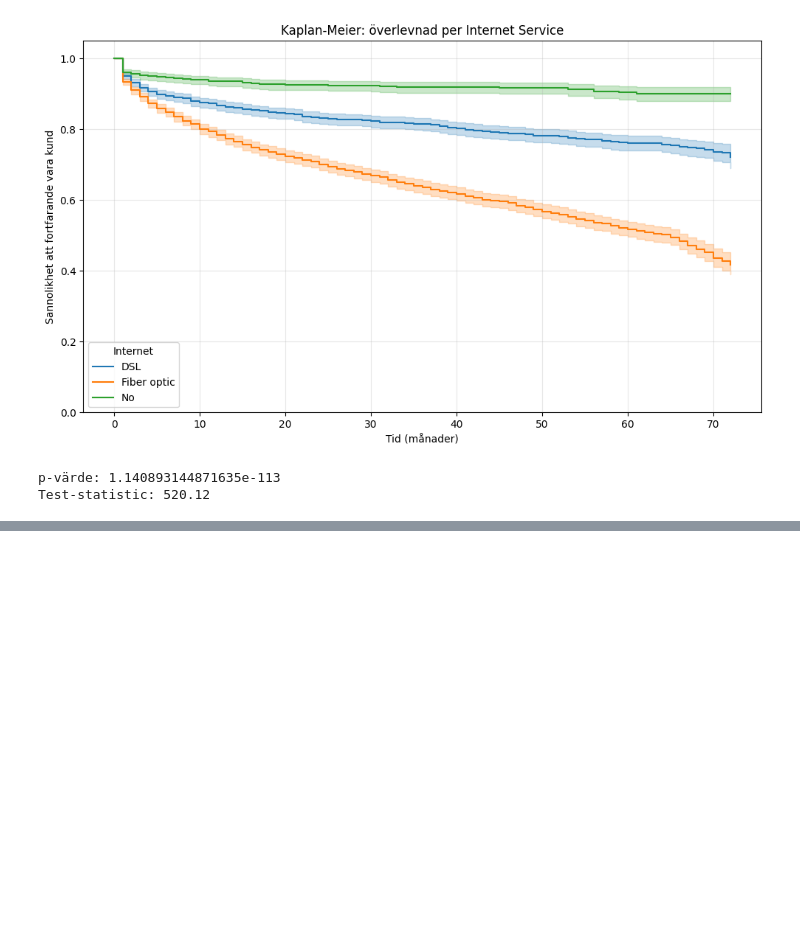
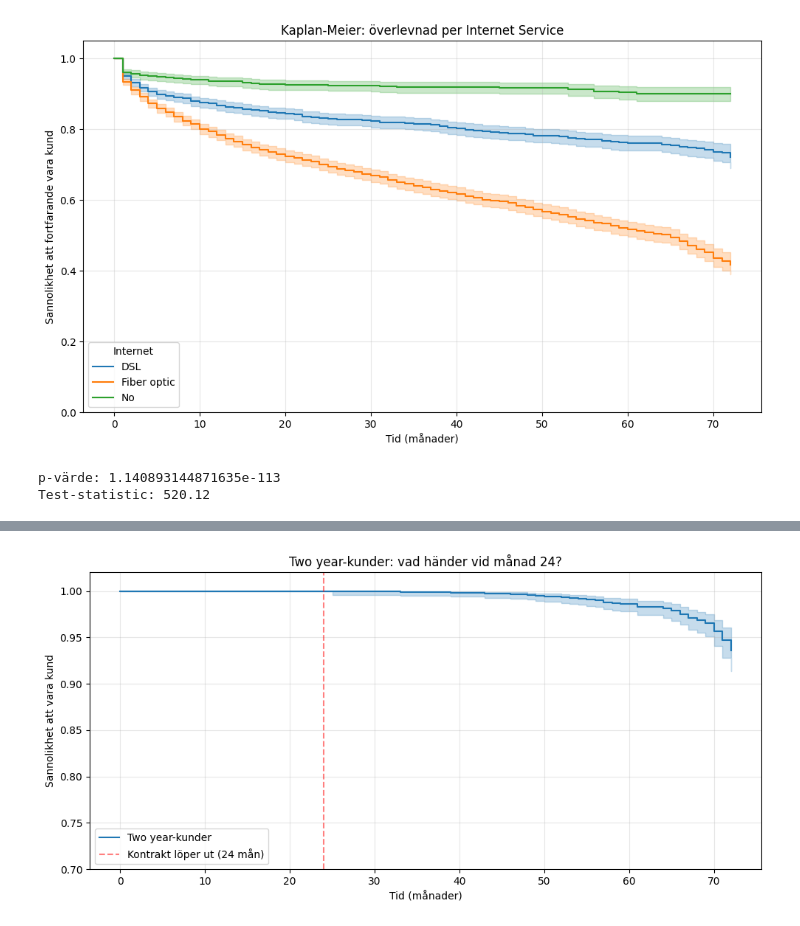
Before and after one commit to emilioano/AppliedAI, a Jupyter notebook: telco_supervised_learning/telco_grupparbete_public.ipynb, the cells around one changed output, grey strips where cells are left out. Saved outputs shown, nothing was run; the diff lists cells and outputs as text; code cells hidden in the pictures; blank space fills up the shorter version.

```diff
--- a/telco_supervised_learning/telco_grupparbete_public.ipynb
+++ b/telco_supervised_learning/telco_grupparbete_public.ipynb
@@ -989,0 +1110,22 @@ Test-statistic: 520.12
+# %%
+fig, ax = plt.subplots(figsize=(10, 5))
+
+twoyr = df_surv[df_surv['Contract'] == 'Two year']
+kmf = KaplanMeierFitter()
+kmf.fit(durations=twoyr['tenure'], event_observed=twoyr['Churn'],
+        label='Two year-kunder')
+kmf.plot_survival_function(ax=ax, ci_show=True)
+
+# Markera 24-månadersmärket
+ax.axvline(24, color='red', linestyle='--', alpha=0.5,
+           label='Kontrakt löper ut (24 mån)')
+ax.set_xlabel('Tid (månader)')
+ax.set_ylabel('Sannolikhet att vara kund')
+ax.set_title('Two year-kunder: vad händer vid månad 24?')
+ax.legend()
+ax.grid(alpha=0.3)
+ax.set_ylim(0.7, 1.02)  # zooma in på toppen
+plt.tight_layout()
+plt.show()
+# %% [output]
+[figure, added]
```
Also changed, not shown: parts of 18 cells of this notebook.
